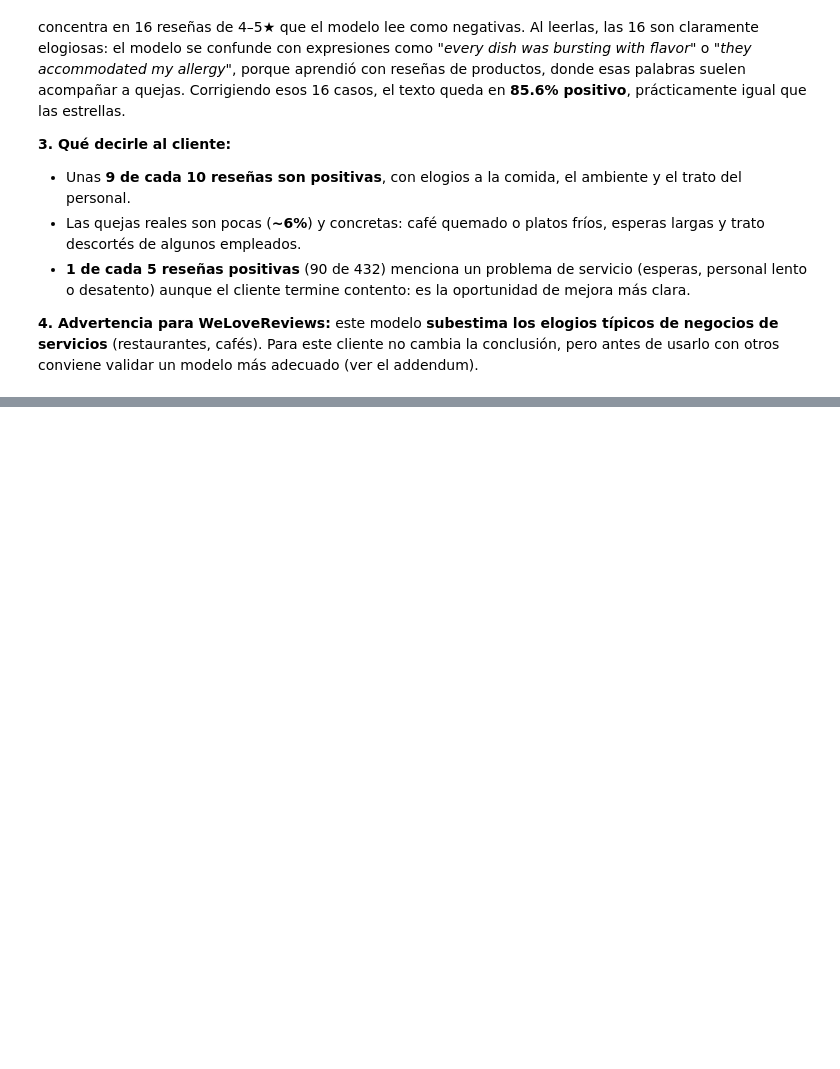
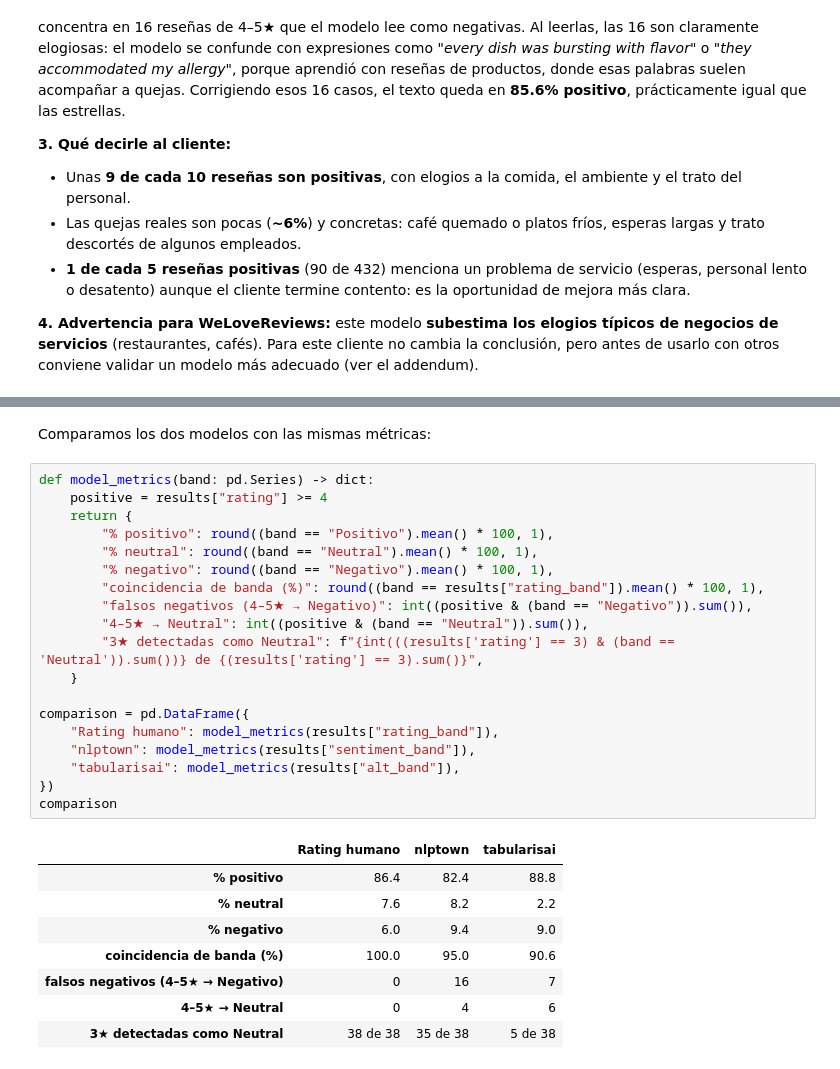
Before and after one commit to 4GeeksAcademy/juan-gouveia-machine-learning-python-template, a Jupyter notebook: src/explore.ipynb, the cells around one changed output, grey strips where cells are left out. Drawn from its saved outputs; the diff is of its cells as text; blank space fills up the shorter version.

```diff
--- a/src/explore.ipynb
+++ b/src/explore.ipynb
@@ -670,0 +694,30 @@ summary
+# %% [markdown]
+Comparamos los dos modelos con las mismas métricas:
+# %%
+def model_metrics(band: pd.Series) -> dict:
+    positive = results["rating"] >= 4
+    return {
+        "% positivo": round((band == "Positivo").mean() * 100, 1),
+        "% neutral": round((band == "Neutral").mean() * 100, 1),
+        "% negativo": round((band == "Negativo").mean() * 100, 1),
+        "coincidencia de banda (%)": round((band == results["rating_band"]).mean() * 100, 1),
+        "falsos negativos (4–5★ → Negativo)": int((positive & (band == "Negativo")).sum()),
+        "4–5★ → Neutral": int((positive & (band == "Neutral")).sum()),
+        "3★ detectadas como Neutral": f"{int(((results['rating'] == 3) & (band == 'Neutral')).sum())} de {(results['rating'] == 3).sum()}",
+    }
+
+comparison = pd.DataFrame({
+    "Rating humano": model_metrics(results["rating_band"]),
+    "nlptown": model_metrics(results["sentiment_band"]),
+    "tabularisai": model_metrics(results["alt_band"]),
+})
+comparison
+# %% [output]
+|  | Rating humano | nlptown | tabularisai |
+| % positivo | 86.4 | 82.4 | 88.8 |
+| % neutral | 7.6 | 8.2 | 2.2 |
+| % negativo | 6.0 | 9.4 | 9.0 |
+| coincidencia de banda (%) | 100.0 | 95.0 | 90.6 |
+| falsos negativos (4–5★ → Negativo) | 0 | 16 | 7 |
+| 4–5★ → Neutral | 0 | 4 | 6 |
+| 3★ detectadas como Neutral | 38 de 38 | 35 de 38 | 5 de 38 |
```
Also changed, not shown: parts of 7 cells of this notebook.
